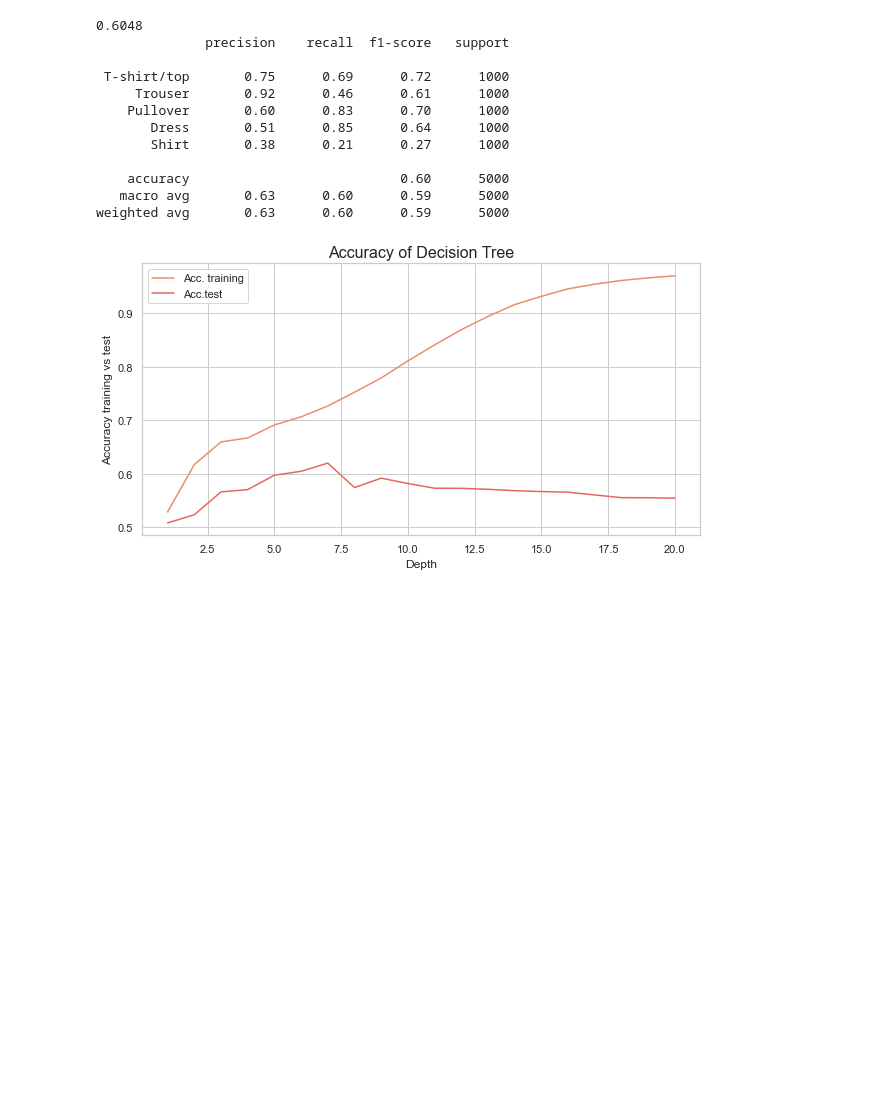
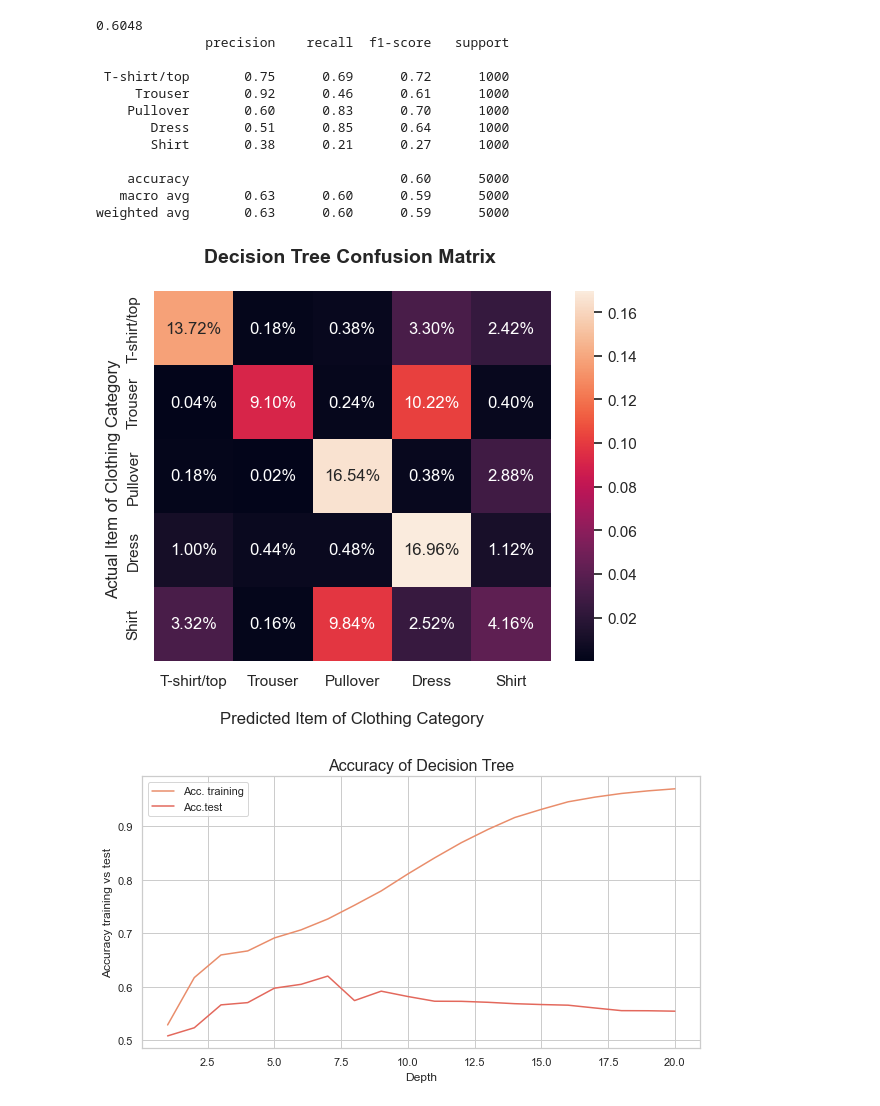
Before and after one commit to HubertWojcik10/machine_learning_project, a Jupyter notebook: final.ipynb, the cells around one changed output. Cells and saved outputs as stored; diff of their text form; code cells hidden in the pictures; blank space fills up the shorter version.

Commit message:
confusion matrix dt

```diff
--- a/final.ipynb
+++ b/final.ipynb
@@ -267,6 +267,24 @@ print(classification_report(Y_test,Y_pred, target_names=NAMES))
     accuracy                           0.60      5000
    macro avg       0.63      0.60      0.59      5000
 weighted avg       0.63      0.60      0.59      5000
+# %%
+cf_matrix=confusion_matrix(Y_test,Y_pred)
+
+ax = sns.heatmap(cf_matrix/np.sum(cf_matrix), annot=True,
+            fmt='.2%')
+
+ax.set_title('Decision Tree Confusion Matrix \n', fontweight ="bold", fontsize=14);
+ax.set_xlabel('\nPredicted Item of Clothing Category')
+ax.set_ylabel('Actual Item of Clothing Category ');
+
+## Ticket labels - List must be in alphabetical order
+ax.xaxis.set_ticklabels(NAMES)
+ax.yaxis.set_ticklabels(NAMES)
+
+## Display the visualization of the Confusion Matrix.
+plt.show()
+# %% [output]
+[figure, added]
 # %%
 l = list()
 for i in range(20):
```
Also changed, not shown: parts of 2 cells of this notebook.
